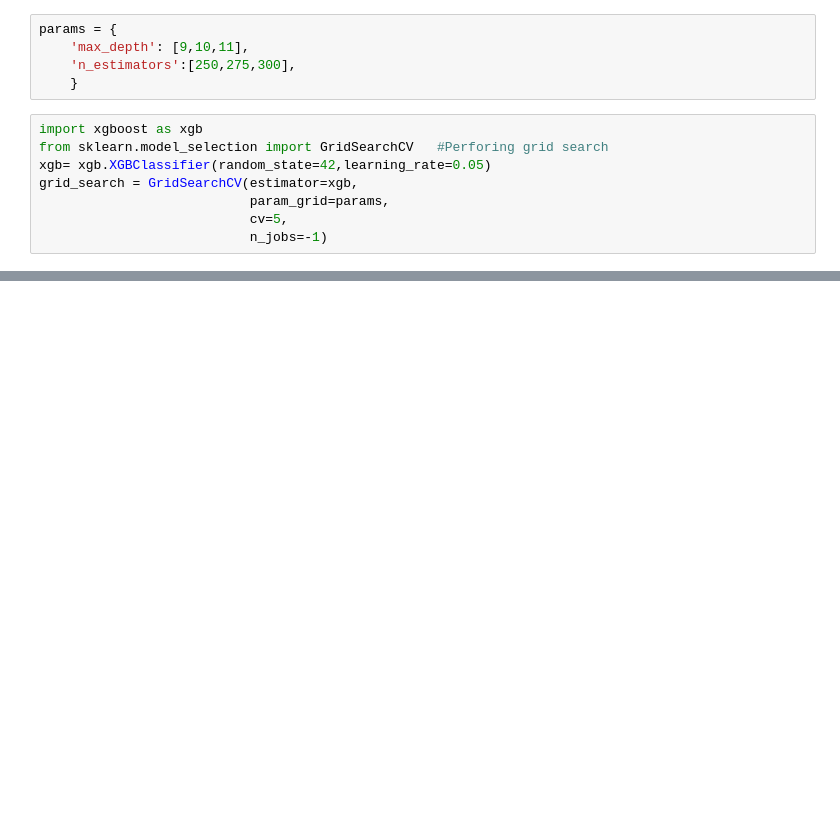
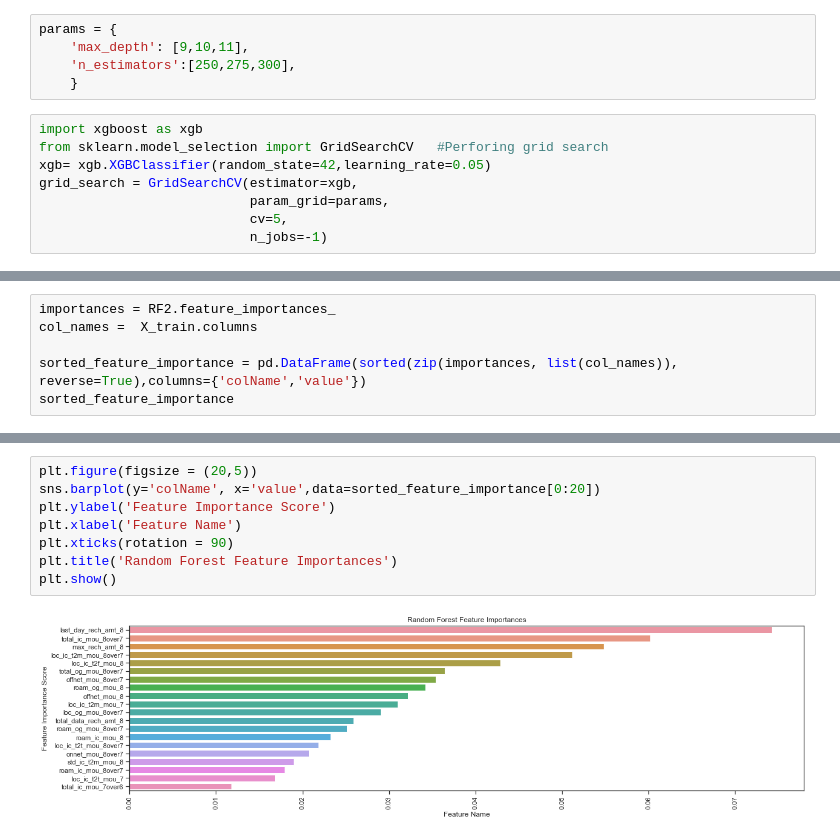
Before and after one commit to Crayon-ShinChan/ids-project, a Jupyter notebook: telecom_large/telecom.ipynb, the cells around one changed output, grey strips where cells are left out. Drawn from its saved outputs; the diff is of its cells as text; blank space fills up the shorter version.

```diff
--- a/telecom_large/telecom.ipynb
+++ b/telecom_large/telecom.ipynb
@@ -1222,0 +1403,6 @@ GridSearchCV(cv=5, estimator=XGBClassifier(learning_rate=0.05, random_state=42),
+# %%
+importances = RF2.feature_importances_
+col_names =  X_train.columns
+
+sorted_feature_importance = pd.DataFrame(sorted(zip(importances, list(col_names)), reverse=True),columns={'colName','value'})
+sorted_feature_importance
@@ -1222,0 +1427,10 @@ GridSearchCV(cv=5, estimator=XGBClassifier(learning_rate=0.05, random_state=42),
+# %%
+plt.figure(figsize = (20,5))
+sns.barplot(y='colName', x='value',data=sorted_feature_importance[0:20])
+plt.ylabel('Feature Importance Score')
+plt.xlabel('Feature Name')
+plt.xticks(rotation = 90)
+plt.title('Random Forest Feature Importances')
+plt.show()
+# %% [output]
+[figure, added]
```
Also changed, not shown: parts of 34 cells of this notebook.
